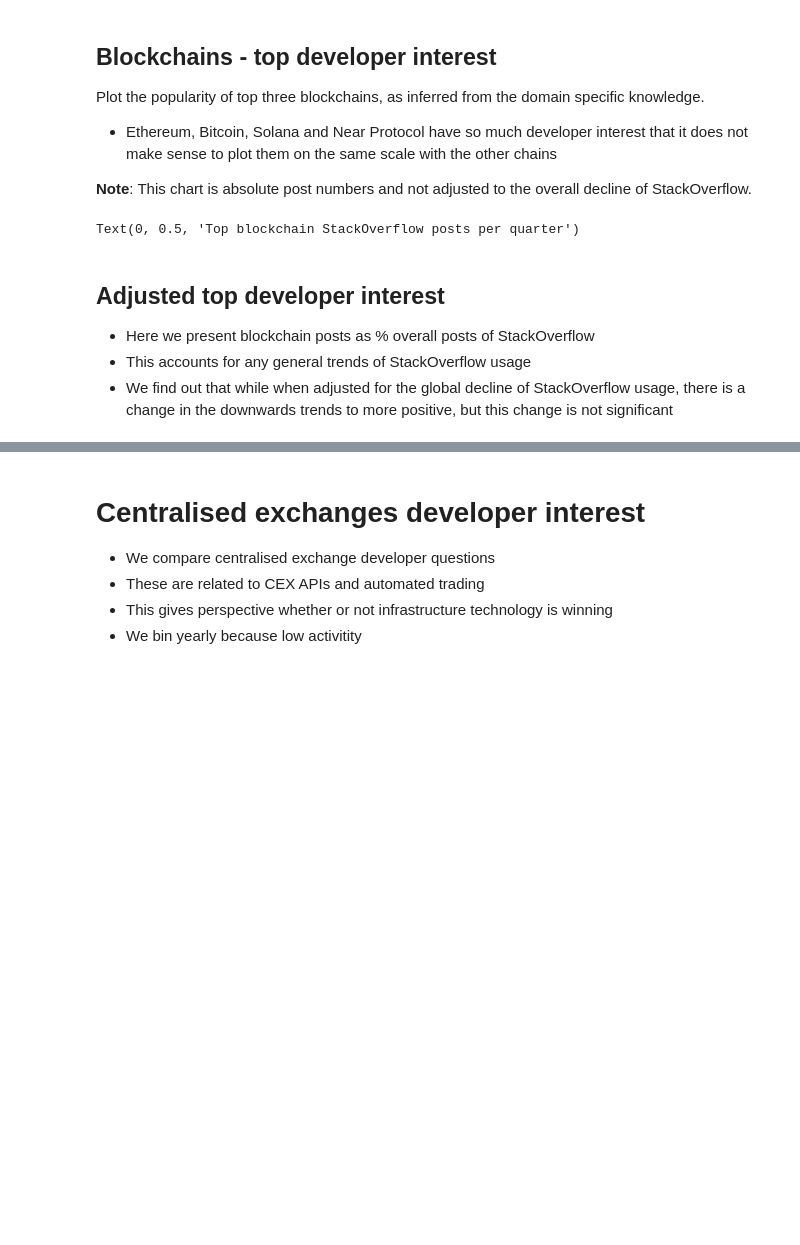
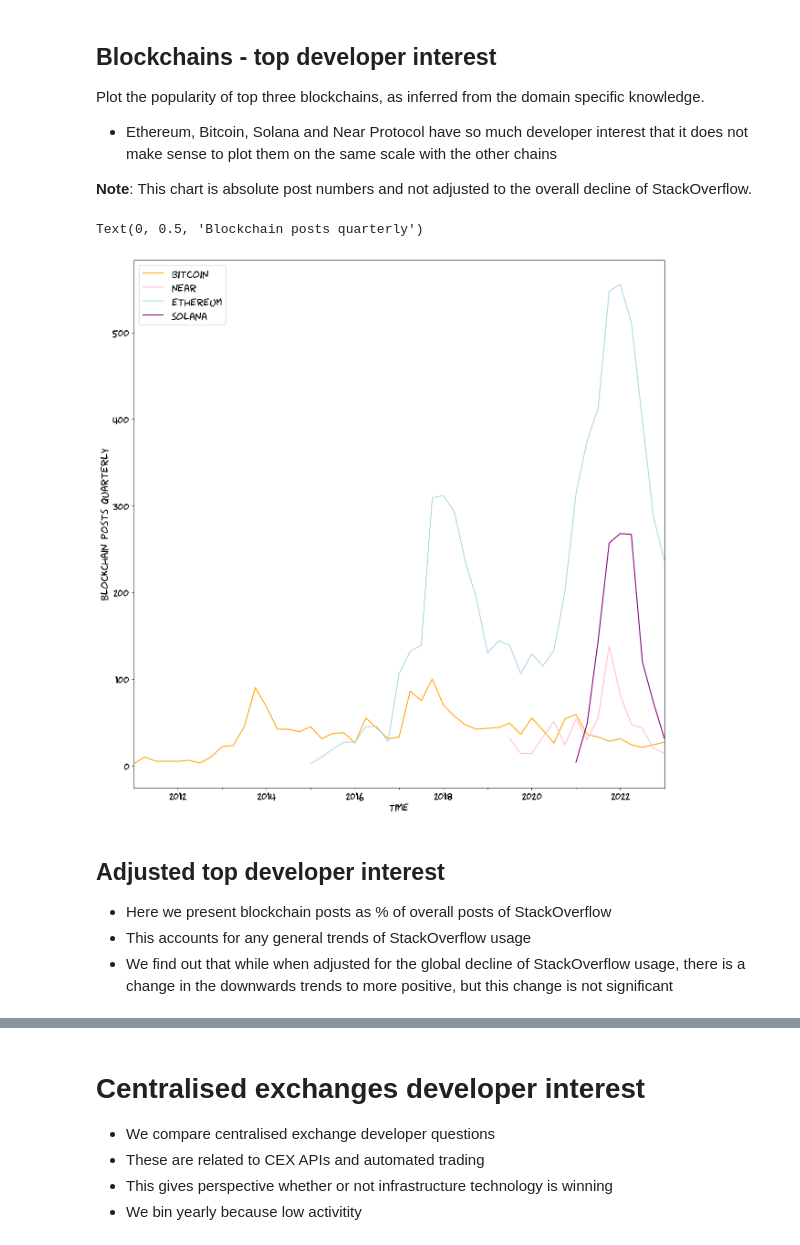
Before and after one commit to tradingstrategy-ai/blockchain-stackoverflow, a Jupyter notebook: research.ipynb, the cells around one changed output, grey strips where cells are left out. Drawn from its saved outputs; the diff is of its cells as text; code cells hidden in the pictures; blank space fills up the shorter version.

```diff
--- a/research.ipynb
+++ b/research.ipynb
@@ -131,30 +143,31 @@ Plot the popularity of top three blockchains, as inferred from the domain specif
 # %%
 from blockchain_stackoverflow.helpers import create_binned_df_by_tags
 
 quaterly_binned = create_binned_df_by_tags(df, {
     "bitcoin": ("bitcoin", "bitcoind", "bitcoinj"),
     "near": ("nearprotocol", "near"),
     "ethereum": ("ethereum",),
     "solana": ("solana", "solana-cli"),
 })
 
 ax = quaterly_binned.plot.line(
     color={
         "bitcoin": "orange",
         "ethereum": "lightblue",
         "solana": "purple",
         "near": "pink",
     }
 )
 
 ax.set_xlabel("Time")
-ax.set_ylabel("Top blockchain StackOverflow posts per quarter")
+ax.set_ylabel("Blockchain posts quarterly")
 # %% [output]
-Text(0, 0.5, 'Top blockchain StackOverflow posts per quarter')
+Text(0, 0.5, 'Blockchain posts quarterly')
+[figure, added]
 # %% [markdown]
 ## Adjusted top developer interest
 
-- Here we present blockchain posts as % overall posts of StackOverflow
+- Here we present blockchain posts as % of overall posts of StackOverflow
 - This accounts for any general trends of StackOverflow usage
 - We find out that while when adjusted for the global decline of StackOverflow usage,
   there is a change in the downwards trends to more positive, but this change is not significant
```
Also changed, not shown: parts of 28 cells of this notebook.
